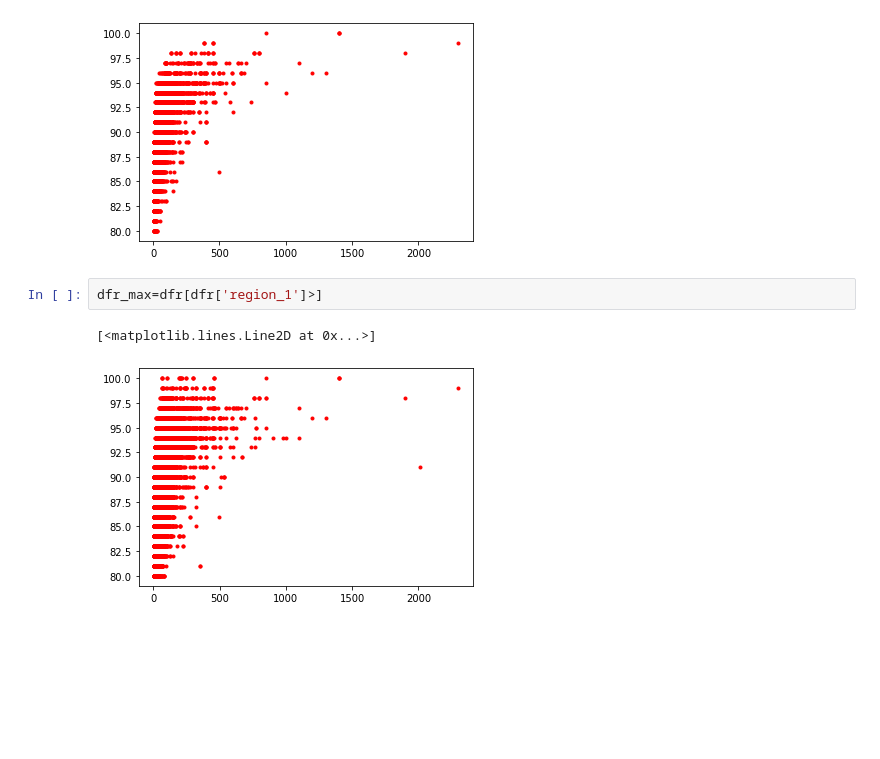
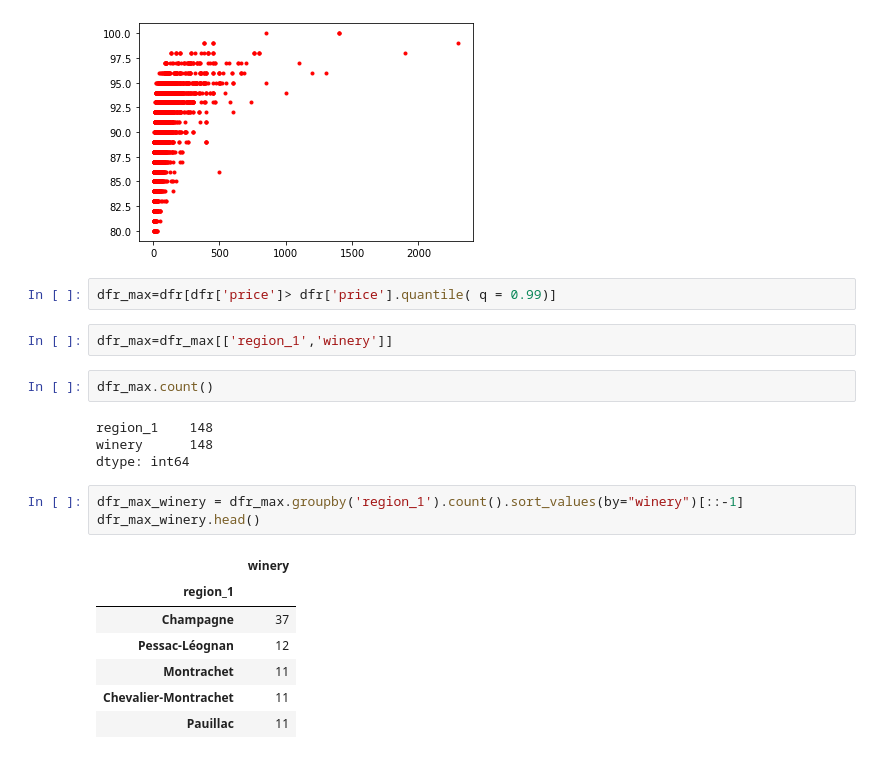
Before and after one commit to BenJMaurel/Wine_project, a Jupyter notebook: wine_project.ipynb, the cells around one changed output. Cells and saved outputs as stored; diff of their text form; blank space fills up the shorter version.

```diff
--- a/wine_project.ipynb
+++ b/wine_project.ipynb
@@ -129,8 +109,24 @@ plt.plot(dfr['price'],dfr['points'], 'r.')
 # %% [output]
 [<matplotlib.lines.Line2D at 0x...>]
 [figure]
+# %%
+dfr_max=dfr[dfr['price']> dfr['price'].quantile( q = 0.99)]
 # %%
-dfr_max=dfr[dfr['region_1']>]
+dfr_max=dfr_max[['region_1','winery']]
-# %% [output]
-[<matplotlib.lines.Line2D at 0x...>]
-[figure, removed]
+# %%
+dfr_max.count()
+# %% [output]
+region_1    148
+winery      148
+dtype: int64
+# %%
+dfr_max_winery = dfr_max.groupby('region_1').count().sort_values(by="winery")[::-1]
+dfr_max_winery.head()
+# %% [output]
+|  | winery |
+| region_1 |  |
+| Champagne | 37 |
+| Pessac-Léognan | 12 |
+| Montrachet | 11 |
+| Chevalier-Montrachet | 11 |
+| Pauillac | 11 |
```
Also changed, not shown: parts of 1 cell of this notebook.
